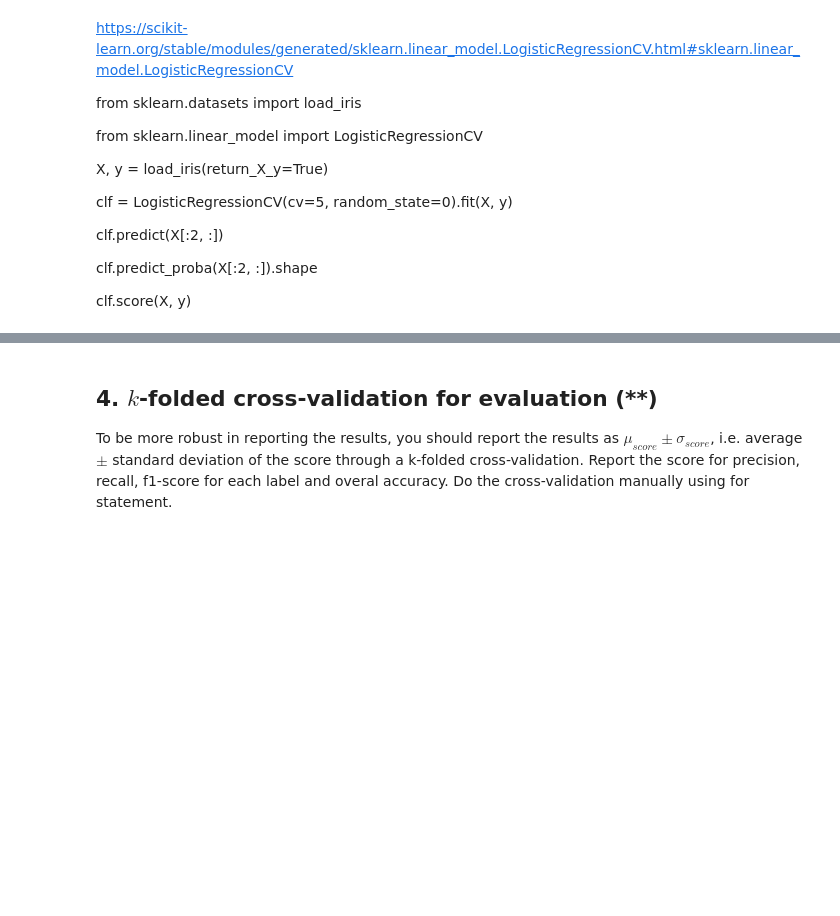
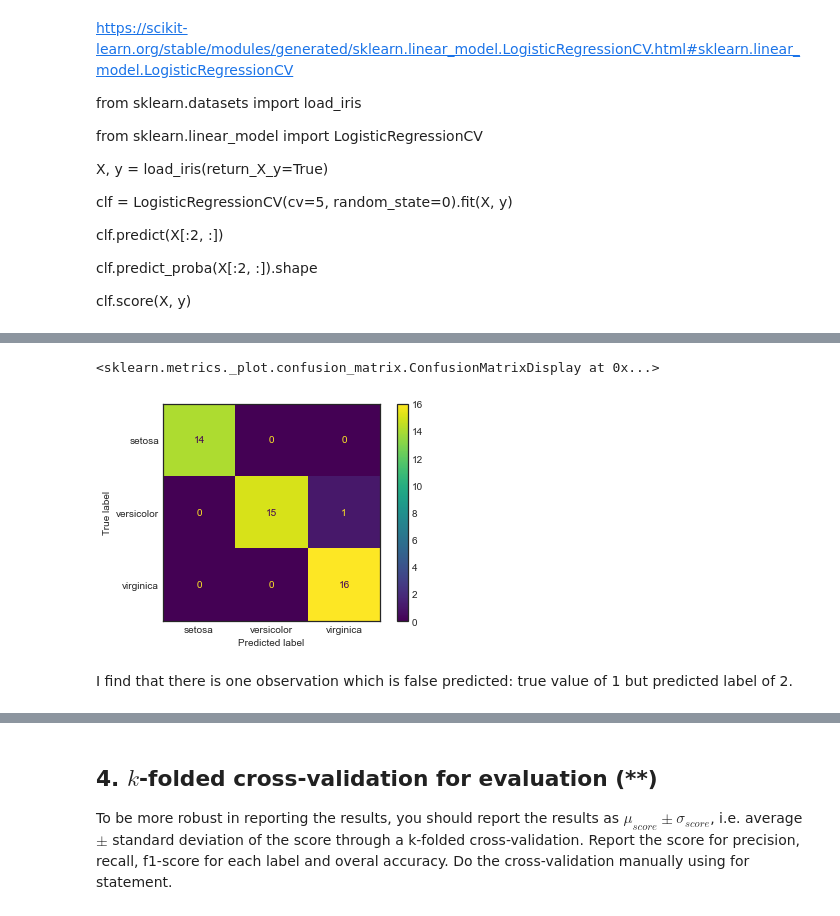
Before and after one commit to yuna-liu/Maskininlarning-Yuna-Liu, a Jupyter notebook: Exercises/E04_logistic_regression.ipynb, the cells around one changed output, grey strips where cells are left out. Drawn from its saved outputs; the diff is of its cells as text; code cells hidden in the pictures; blank space fills up the shorter version.

```diff
--- a/Exercises/E04_logistic_regression.ipynb
+++ b/Exercises/E04_logistic_regression.ipynb
@@ -582,0 +613,13 @@ weights: [[-1.36614394  1.30963933 -2.19153453 -2.04089148]
+# %%
+# Confusion matrix
+from sklearn.metrics import confusion_matrix, ConfusionMatrixDisplay, classification_report
+df_full['specie_name']
+cm = confusion_matrix(y_test, y_pred)
+
+disp = ConfusionMatrixDisplay(cm, display_labels=df_full['specie_name'].unique())
+disp.plot()
+# %% [output]
+<sklearn.metrics._plot.confusion_matrix.ConfusionMatrixDisplay at 0x...>
+[figure, added]
+# %% [markdown]
+I find that there is one observation which is false predicted: true value of 1 but predicted label of 2.
```
Also changed, not shown: parts of 7 cells of this notebook.
